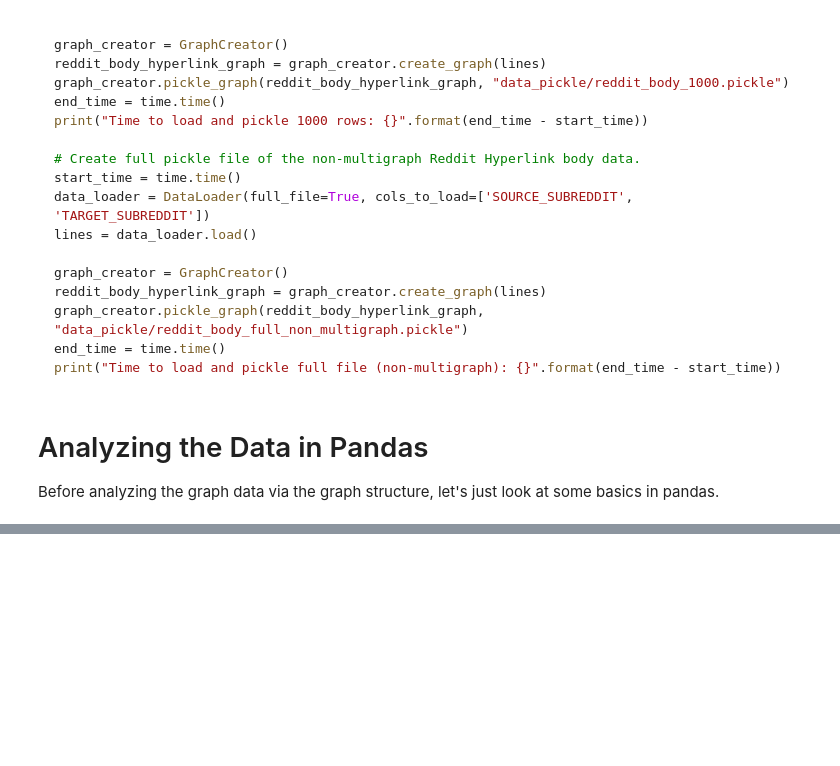
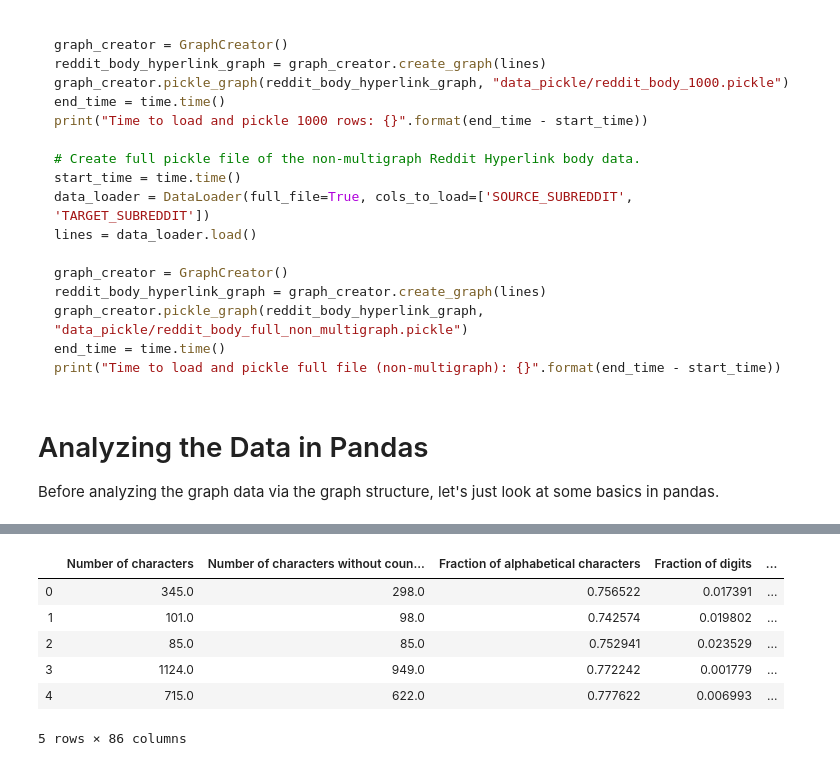
Before and after one commit to stevenrouk/capstone1-online-communities, a Jupyter notebook: notebooks/0.1-stevenrouk-basic-analysis.ipynb, the cells around one changed output, grey strips where cells are left out. Cells and saved outputs as stored; diff of their text form; code cells hidden in the pictures; blank space fills up the shorter version.

```diff
--- a/notebooks/0.1-stevenrouk-basic-analysis.ipynb
+++ b/notebooks/0.1-stevenrouk-basic-analysis.ipynb
@@ -146,0 +251,6 @@ print(value_count_overlap(concat_target_counts, title_target_counts, 10))
+# %%
+text_property_series = df.apply(lambda row: ast.literal_eval(row['PROPERTIES']), axis=1).values
+# %%
+text_properties_list = text_property_series.tolist()
+# %%
+df_properties = pd.DataFrame(text_properties_list, columns=text_property_columns)
@@ -146,0 +261,10 @@ print(value_count_overlap(concat_target_counts, title_target_counts, 10))
+# %%
+df_properties.head()
+# %% [output]
+|  | Number of characters | Number of characters without coun... | Fraction of alphabetical characters | Fraction of digits | ... |
+| 0 | 345.0 | 298.0 | 0.756522 | 0.017391 | ... |
+| 1 | 101.0 | 98.0 | 0.742574 | 0.019802 | ... |
+| 2 | 85.0 | 85.0 | 0.752941 | 0.023529 | ... |
+| 3 | 1124.0 | 949.0 | 0.772242 | 0.001779 | ... |
+| 4 | 715.0 | 622.0 | 0.777622 | 0.006993 | ... |
+5 rows × 86 columns
```
Also changed, not shown: parts of 21 cells of this notebook.
